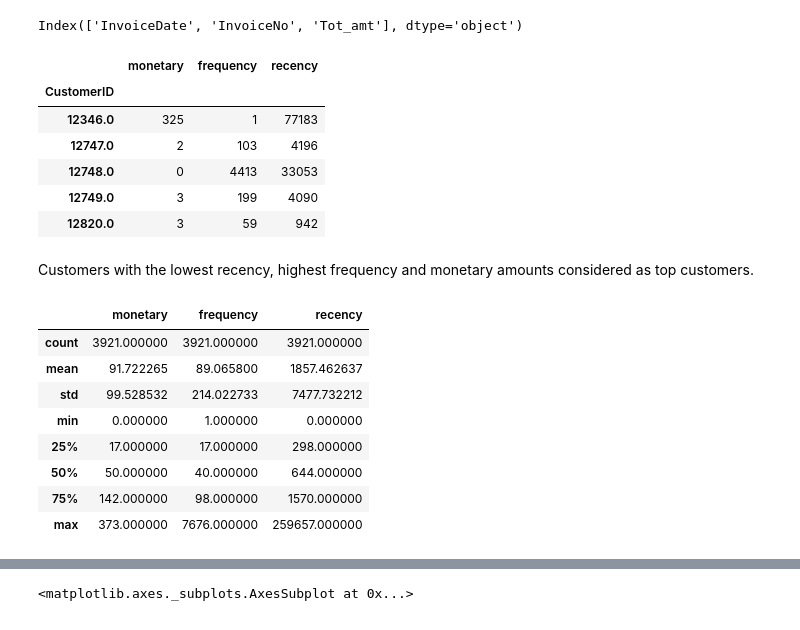
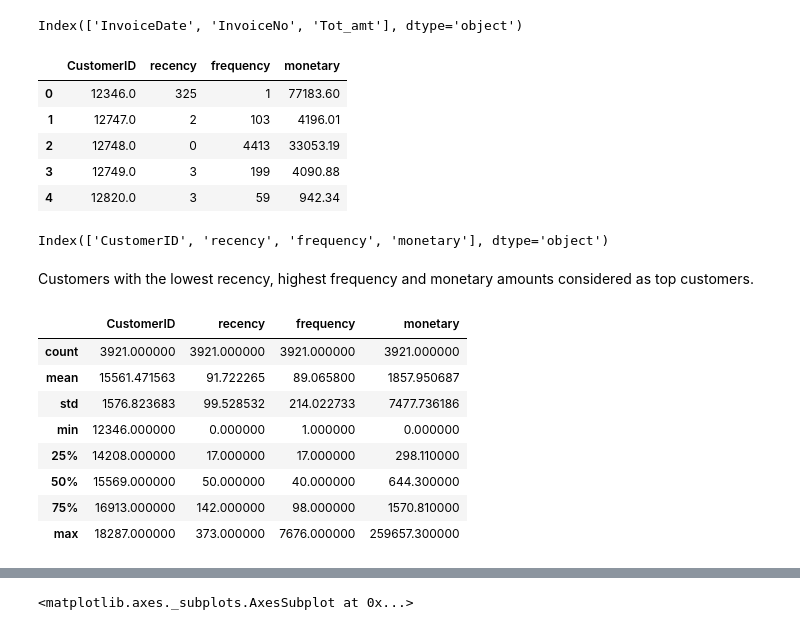
Before and after one commit to asim5800/Online-Retail-Customer-Segmentation-, a Jupyter notebook: Online_Retail_Customer_Segmentation_Capstone_Project.ipynb, the cells around one changed output, grey strips where cells are left out. Saved outputs shown, nothing was run; the diff lists cells and outputs as text; code cells hidden in the pictures.

```diff
--- a/Online_Retail_Customer_Segmentation_Capstone_Project.ipynb
+++ b/Online_Retail_Customer_Segmentation_Capstone_Project.ipynb
@@ -596,30 +597,34 @@ rfm.columns
 # %% [output]
 Index(['InvoiceDate', 'InvoiceNo', 'Tot_amt'], dtype='object')
 # %%
-rfm.columns=['monetary','frequency','recency']
+rfm.columns=['recency','frequency','monetary']
 # %%
 rfm['recency'] = rfm['recency'].astype(int)
 # %%
+rfm.reset_index(inplace = True)
 rfm.head()
 # %% [output]
-|  | monetary | frequency | recency |
-| CustomerID |  |  |  |
-| 12346.0 | 325 | 1 | 77183 |
-| 12747.0 | 2 | 103 | 4196 |
-| 12748.0 | 0 | 4413 | 33053 |
-| 12749.0 | 3 | 199 | 4090 |
-| 12820.0 | 3 | 59 | 942 |
+|  | CustomerID | recency | frequency | monetary |
+| 0 | 12346.0 | 325 | 1 | 77183.60 |
+| 1 | 12747.0 | 2 | 103 | 4196.01 |
+| 2 | 12748.0 | 0 | 4413 | 33053.19 |
+| 3 | 12749.0 | 3 | 199 | 4090.88 |
+| 4 | 12820.0 | 3 | 59 | 942.34 |
+# %%
+rfm.columns
+# %% [output]
+Index(['CustomerID', 'recency', 'frequency', 'monetary'], dtype='object')
 # %% [markdown]
 Customers with the lowest recency, highest frequency and monetary amounts considered as top customers.
 # %%
 rfm.describe()
 # %% [output]
-|  | monetary | frequency | recency |
-| count | 3921.000000 | 3921.000000 | 3921.000000 |
-| mean | 91.722265 | 89.065800 | 1857.462637 |
-| std | 99.528532 | 214.022733 | 7477.732212 |
-| min | 0.000000 | 1.000000 | 0.000000 |
-| 25% | 17.000000 | 17.000000 | 298.000000 |
-| 50% | 50.000000 | 40.000000 | 644.000000 |
-| 75% | 142.000000 | 98.000000 | 1570.000000 |
-| max | 373.000000 | 7676.000000 | 259657.000000 |
+|  | CustomerID | recency | frequency | monetary |
+| count | 3921.000000 | 3921.000000 | 3921.000000 | 3921.000000 |
+| mean | 15561.471563 | 91.722265 | 89.065800 | 1857.950687 |
+| std | 1576.823683 | 99.528532 | 214.022733 | 7477.736186 |
+| min | 12346.000000 | 0.000000 | 1.000000 | 0.000000 |
+| 25% | 14208.000000 | 17.000000 | 17.000000 | 298.110000 |
+| 50% | 15569.000000 | 50.000000 | 40.000000 | 644.300000 |
+| 75% | 16913.000000 | 142.000000 | 98.000000 | 1570.810000 |
+| max | 18287.000000 | 373.000000 | 7676.000000 | 259657.300000 |
```
Also changed, not shown: parts of 48 cells of this notebook.
